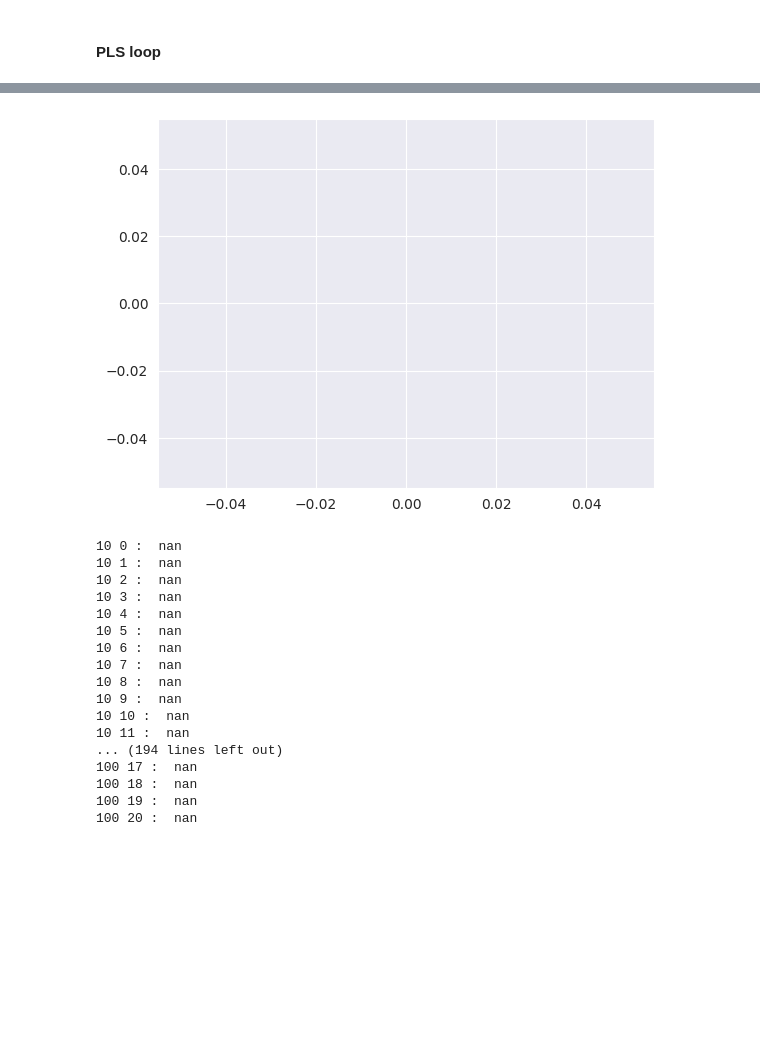
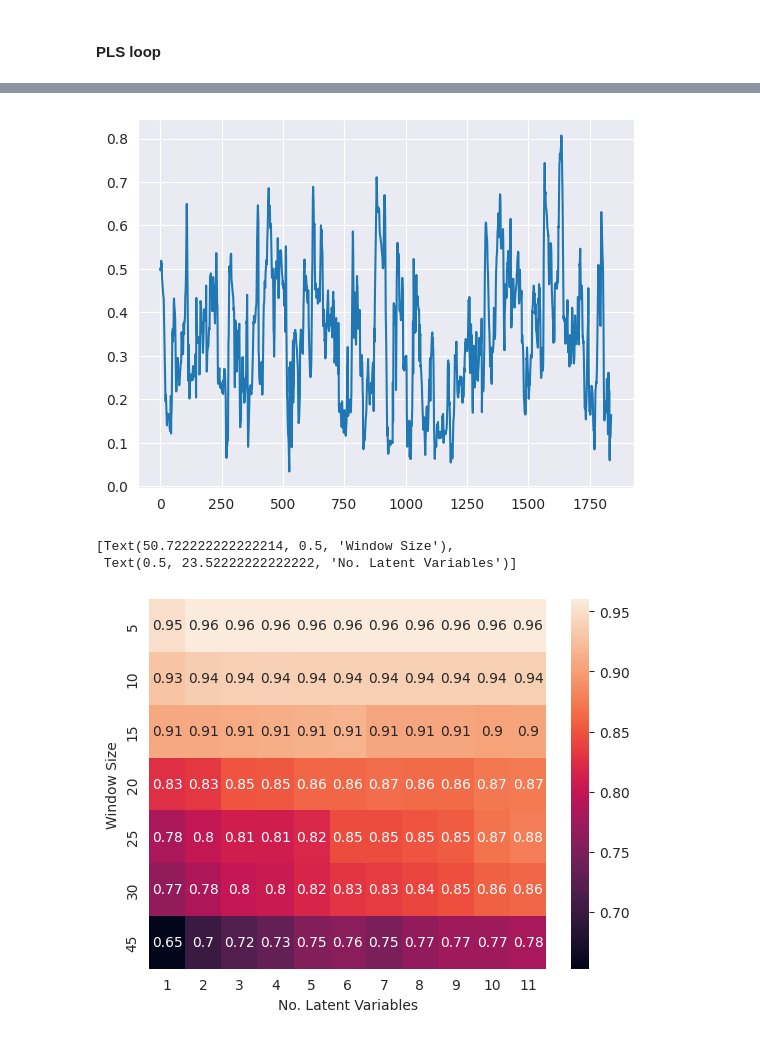
Before and after one commit to aminuldidar/ADAML-Project-Work, a Jupyter notebook: modeling.ipynb, the cells around one changed output, grey strips where cells are left out. Cells and saved outputs as stored; diff of their text form; code cells hidden in the pictures; blank space fills up the shorter version.

```diff
--- a/modeling.ipynb
+++ b/modeling.ipynb
@@ -152,28 +194,9 @@ for window_size in progressbar.progressbar([10, 20, 30, 40, 50, 60, 70, 80, 90,
 # %%
+
 import matplotlib.pyplot as plt
 
-plt.plot(range(len(models[0].train_metrics[2])), models[0].train_metrics[2])
+plt.plot(range(len(models_one_win_size[0].train_metrics[2])),
+         models_one_win_size[0].train_metrics[2])
 plt.show()
-
-for model in models:
-    mses = np.array(model.train_metrics[0])
-    print(model.window_size, model.num_components, ": ", np.mean(mses[mses < 1000]))
 # %% [output]
-[figure, old version]
+[figure, new version]
-10 0 :  nan
-10 1 :  nan
-10 2 :  nan
-10 3 :  nan
-10 4 :  nan
-10 5 :  nan
-10 6 :  nan
-10 7 :  nan
-10 8 :  nan
-10 9 :  nan
-10 10 :  nan
-10 11 :  nan
-... (194 lines left out)
-100 17 :  nan
-100 18 :  nan
-100 19 :  nan
-100 20 :  nan
@@ -179,0 +212,15 @@ for model in models:
+# %%
+from seaborn import heatmap
+from matplotlib.axes import Axes
+
+metrics = np.zeros((7, max_comp_num - 1))
+for model in models:
+    metric = np.array(model.valid_metrics[2])
+    metrics[windows.index(model.window_size), model.num_components - 1] = np.mean(metric[metric > 0])
+
+ax = heatmap(metrics, annot=True, xticklabels=range(1, 12), yticklabels=windows)
+ax.set(ylabel="Window Size", xlabel="No. Latent Variables")
+# %% [output]
+[Text(50.722222222222214, 0.5, 'Window Size'),
+ Text(0.5, 23.52222222222222, 'No. Latent Variables')]
+[figure, added]
```
Also changed, not shown: parts of 7 cells of this notebook, 1 other file.
